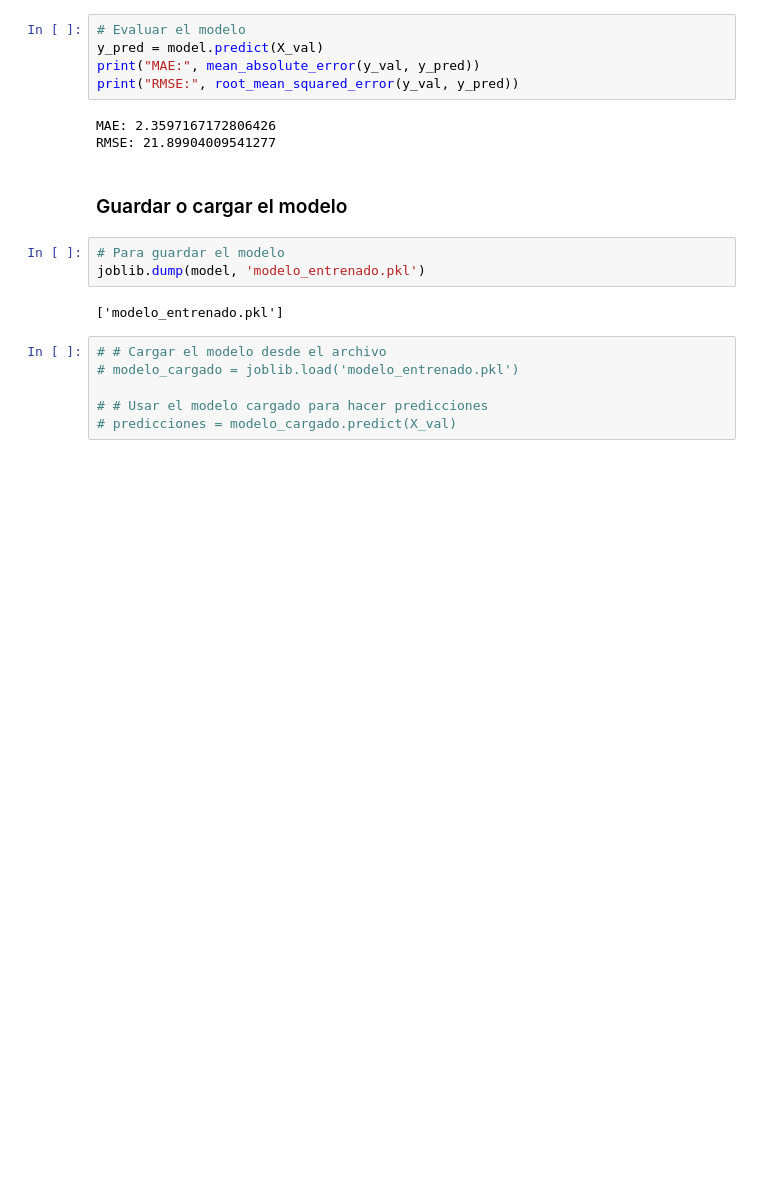
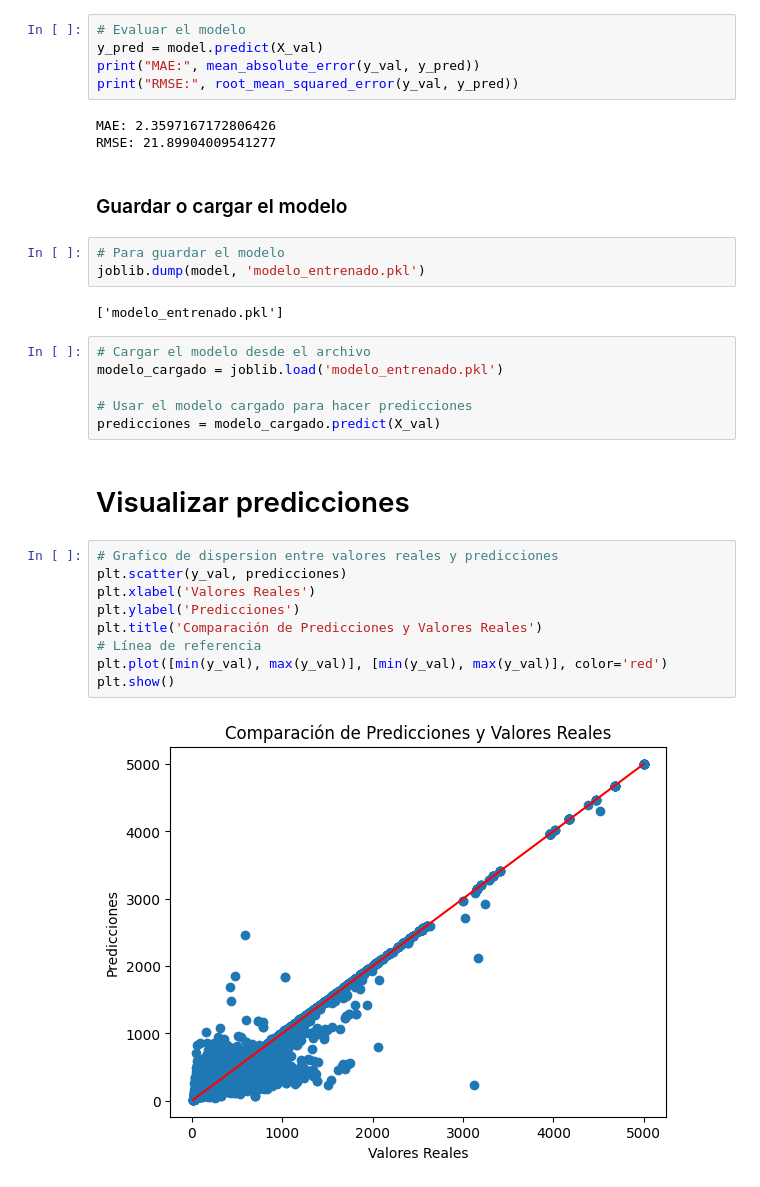
Before and after one commit to juquinterope/ppi_pl_QUINTEROjf, a Jupyter notebook: ecommerce/analysis.ipynb, the cells around one changed output. Drawn from its saved outputs; the diff is of its cells as text; blank space fills up the shorter version.

```diff
--- a/ecommerce/analysis.ipynb
+++ b/ecommerce/analysis.ipynb
@@ -167,8 +168,21 @@ joblib.dump(model, 'modelo_entrenado.pkl')
 # %% [output]
 ['modelo_entrenado.pkl']
 # %%
-# # Cargar el modelo desde el archivo
-# modelo_cargado = joblib.load('modelo_entrenado.pkl')
+# Cargar el modelo desde el archivo
+modelo_cargado = joblib.load('modelo_entrenado.pkl')
 
-# # Usar el modelo cargado para hacer predicciones
-# predicciones = modelo_cargado.predict(X_val)
+# Usar el modelo cargado para hacer predicciones
+predicciones = modelo_cargado.predict(X_val)
+# %% [markdown]
+# Visualizar predicciones
+# %%
+# Grafico de dispersion entre valores reales y predicciones
+plt.scatter(y_val, predicciones)
+plt.xlabel('Valores Reales')
+plt.ylabel('Predicciones')
+plt.title('Comparación de Predicciones y Valores Reales')
+# Línea de referencia
+plt.plot([min(y_val), max(y_val)], [min(y_val), max(y_val)], color='red')
+plt.show()
+# %% [output]
+[figure, added]
```
Also changed, not shown: parts of 1 cell of this notebook.
